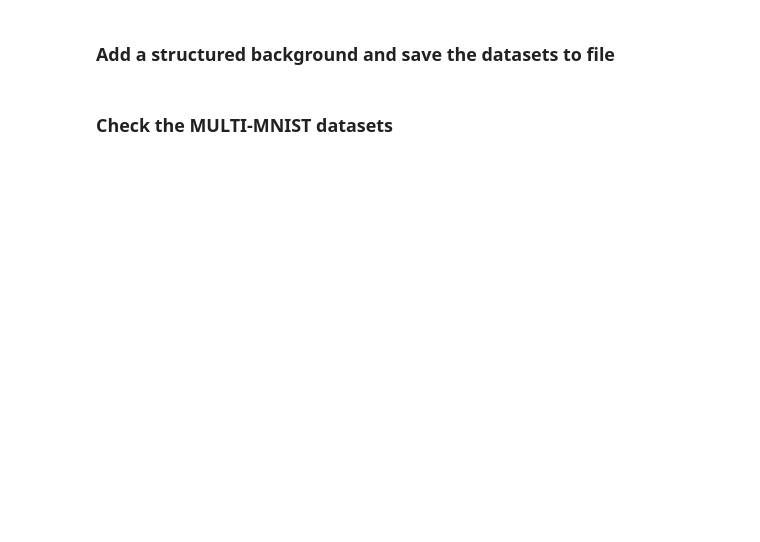
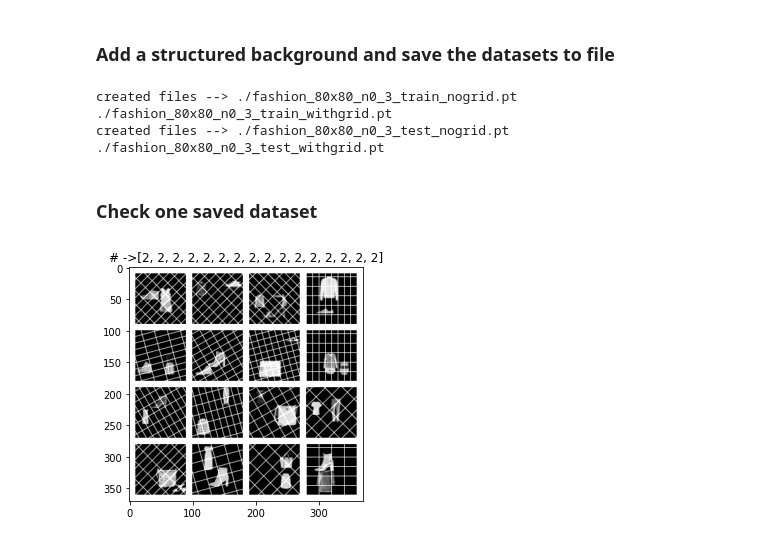
Before and after one commit to broadinstitute/genus, a Jupyter notebook: src/notebook1_create_synthetic_dataset.ipynb, the cells around one changed output. Saved outputs shown, nothing was run; the diff lists cells and outputs as text; code cells hidden in the pictures; blank space fills up the shorter version.

Commit message:
saved the notebooks

```diff
--- a/src/notebook1_create_synthetic_dataset.ipynb
+++ b/src/notebook1_create_synthetic_dataset.ipynb
@@ -352,14 +352,23 @@ def save_dataset_to_file(multi_instance_dataset, filename_base):
     save_obj((data_imgs_with_grid, data_seg, data_count), filename_base+"_withgrid.pt")
     print("created files -->", filename_base+"_nogrid.pt", filename_base+"_withgrid.pt")
 
-save_dataset_to_file(multimnist_trainset, "./multimnist_80x80_n0_3_train")
-save_dataset_to_file(multimnist_testset, "./multimnist_80x80_n0_3_test")
-save_dataset_to_file(multiblob_trainset, "./multiblobs_80x80_n0_3_train")
-save_dataset_to_file(multiblob_testset, "./multiblobs_80x80_n0_3_test")
+save_dataset_to_file(fashion_trainset, "./fashion_80x80_n0_3_train")
+save_dataset_to_file(fashion_testset, "./fashion_80x80_n0_3_test")
+
+#save_dataset_to_file(multimnist_trainset, "./multimnist_80x80_n0_3_train")
+#save_dataset_to_file(multimnist_testset, "./multimnist_80x80_n0_3_test")
+
+#save_dataset_to_file(multiblob_trainset, "./multiblobs_80x80_n0_3_train")
+#save_dataset_to_file(multiblob_testset, "./multiblobs_80x80_n0_3_test")
+# %% [output]
+created files --> ./fashion_80x80_n0_3_train_nogrid.pt ./fashion_80x80_n0_3_train_withgrid.pt
+created files --> ./fashion_80x80_n0_3_test_nogrid.pt ./fashion_80x80_n0_3_test_withgrid.pt
-# %% [markdown]
-### Check the MULTI-MNIST datasets
+# %% [markdown]
+### Check one saved dataset
 # %%
-data_imgs, data_seg, data_count = load_obj("./multimnist_80x80_n0_3_test_withgrid.pt")
+data_imgs, data_seg, data_count = load_obj("./fashion_80x80_n0_3_train_withgrid.pt")
 imgs_to_show = 16
 n_instances = str(list(data_count[-imgs_to_show:].numpy()))
 show_batch(data_imgs[-imgs_to_show:], title="# ->"+n_instances)
+# %% [output]
+[figure, added]
```
Also changed, not shown: parts of 3 cells of this notebook, 7 other files.
